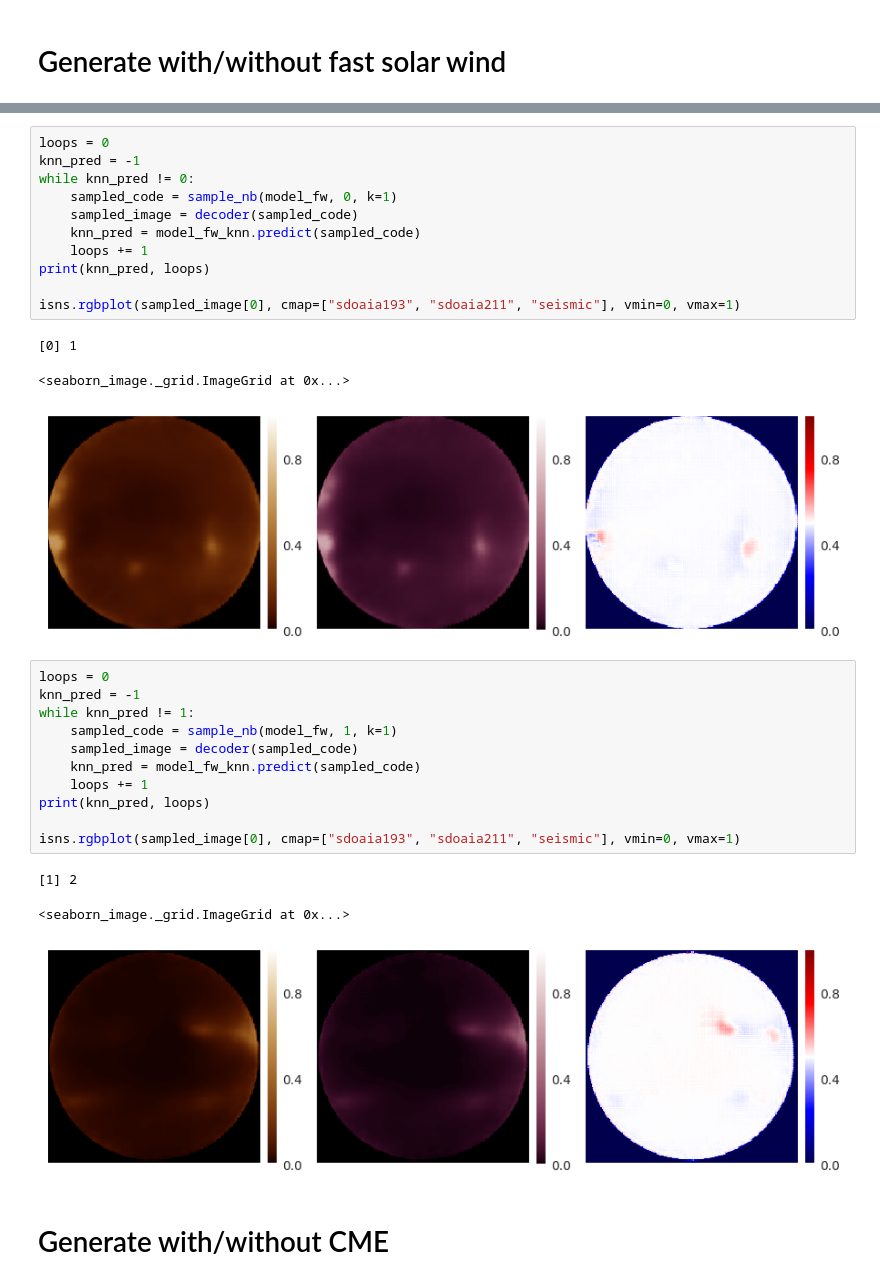
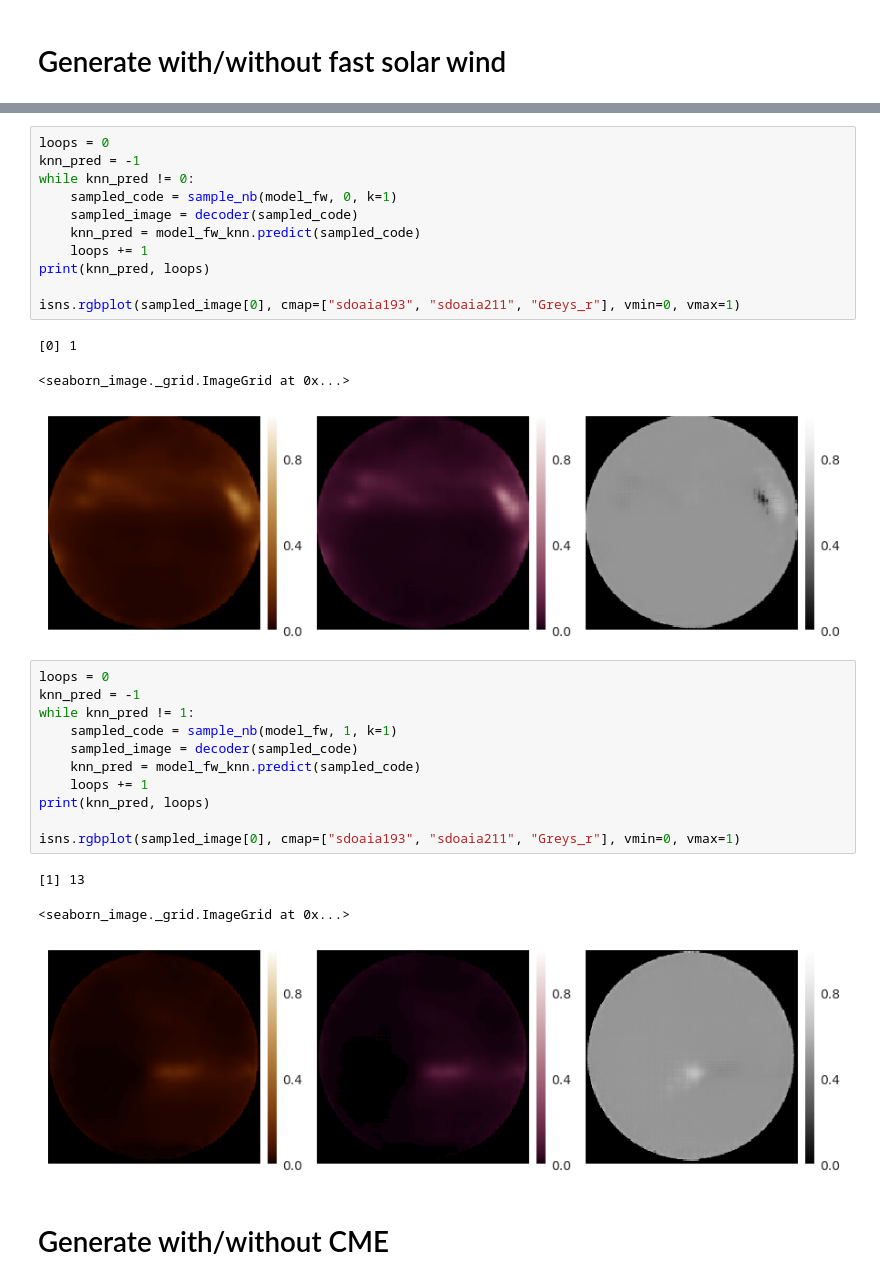
Before and after one commit to eugenioLR/TFM_sun_Autoencoders, a Jupyter notebook: simple_generative_model.ipynb, the cells around one changed output, grey strips where cells are left out. Saved outputs shown, nothing was run; the diff lists cells and outputs as text.

```diff
--- a/simple_generative_model.ipynb
+++ b/simple_generative_model.ipynb
@@ -334,18 +332,18 @@ np.count_nonzero(pred==1)
 # %%
 loops = 0
 knn_pred = -1
 while knn_pred != 0:
     sampled_code = sample_nb(model_fw, 0, k=1)
     sampled_image = decoder(sampled_code)
     knn_pred = model_fw_knn.predict(sampled_code)
     loops += 1
 print(knn_pred, loops)
 
-isns.rgbplot(sampled_image[0], cmap=["sdoaia193", "sdoaia211", "seismic"], vmin=0, vmax=1)
+isns.rgbplot(sampled_image[0], cmap=["sdoaia193", "sdoaia211", "Greys_r"], vmin=0, vmax=1)
 # %% [output]
 [0] 1
 <seaborn_image._grid.ImageGrid at 0x...>
-[figure, old version]
+[figure, new version]
 # %%
 loops = 0
 knn_pred = -1
@@ -356,11 +354,11 @@ while knn_pred != 1:
     loops += 1
 print(knn_pred, loops)
 
-isns.rgbplot(sampled_image[0], cmap=["sdoaia193", "sdoaia211", "seismic"], vmin=0, vmax=1)
+isns.rgbplot(sampled_image[0], cmap=["sdoaia193", "sdoaia211", "Greys_r"], vmin=0, vmax=1)
 # %% [output]
-[1] 2
+[1] 13
 <seaborn_image._grid.ImageGrid at 0x...>
-[figure, old version]
+[figure, new version]
 # %% [markdown]
 # Generate with/without CME
 # %%
```
Also changed, not shown: parts of 22 cells of this notebook, 19 other files.
